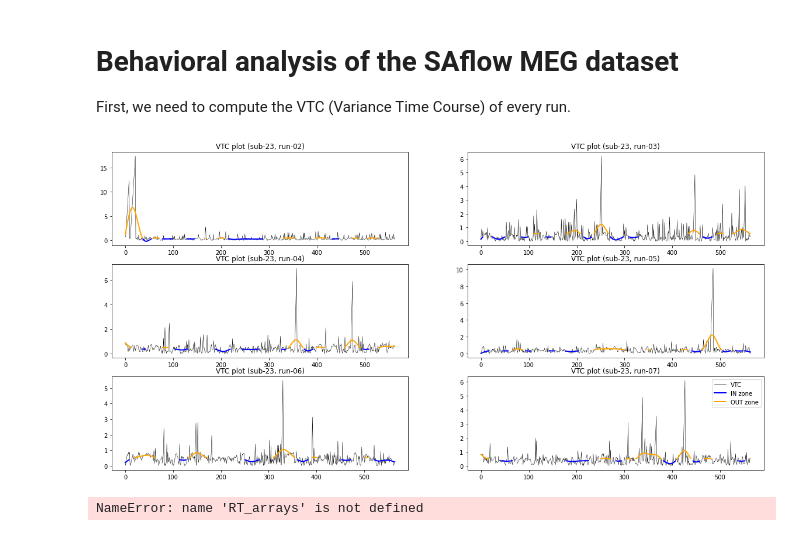
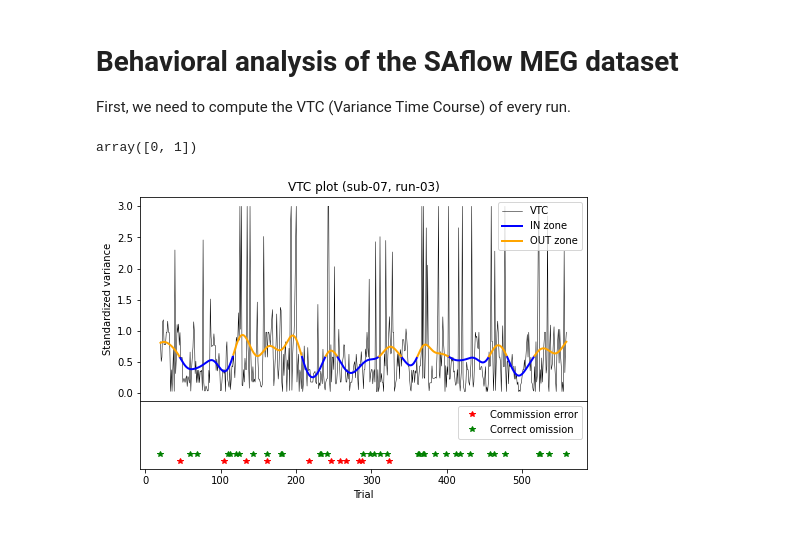
Before and after one commit to hyruuk/cc_saflow, a Jupyter notebook: notebooks/behavior_analysis.ipynb, the cells around one changed output. Drawn from its saved outputs; the diff is of its cells as text; code cells hidden in the pictures.

```diff
--- a/notebooks/behavior_analysis.ipynb
+++ b/notebooks/behavior_analysis.ipynb
@@ -131,12 +223,13 @@ bounds = [25,75]
+# %%
+IN_idx
+# %% [output]
+array([0, 1])
 # %%
-# Find the logfiles belonging to a subject
-from saflow import SUBJECTS
+# Simple plot
+subject = '07'
+bloc = 3
 
-
-fig, axes = plt.subplots(3,2, figsize=(20,10))
-for idx, ax in enumerate(axes.flat):
-
-    IN_idx, OUT_idx, VTC_raw, VTC_filtered, IN_mask, OUT_mask = get_VTC_from_file(subject, cpt_blocs[idx], files_list)
-    ax = plot_VTC(ax, VTC_filtered, VTC_raw, IN_mask, OUT_mask, subject=subject, bloc=cpt_blocs[idx])
+IN_idx, OUT_idx, VTC_raw, VTC_filtered, IN_mask, OUT_mask, performance_dict, df_response = get_VTC_from_file(subject, bloc, files_list, inout_bounds=inout_bounds)
+plot_VTC(VTC_filtered, VTC_raw, IN_mask, OUT_mask, performance_dict, subject_name=subject, bloc=bloc);
 # %% [output]
-[figure, old version]
+[figure, new version]
@@ -145,5 +235,0 @@ len(IN_idx)
-# %%
-#RT_arrays[run-1]
-new_compute_VTC(RT_arrays[run], subj_mean, subj_std)
-# %% [output]
-NameError: name 'RT_arrays' is not defined
```
Also changed, not shown: parts of 16 cells of this notebook.
